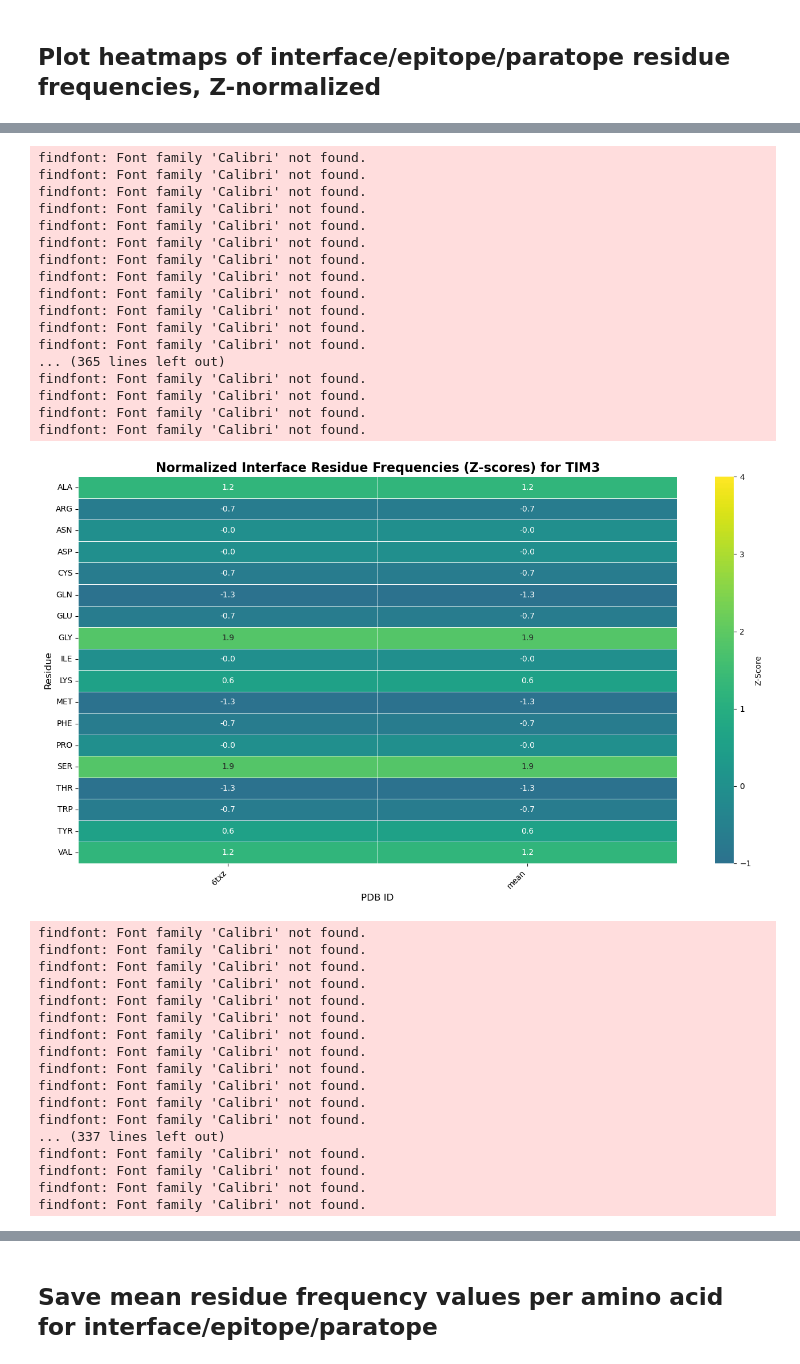
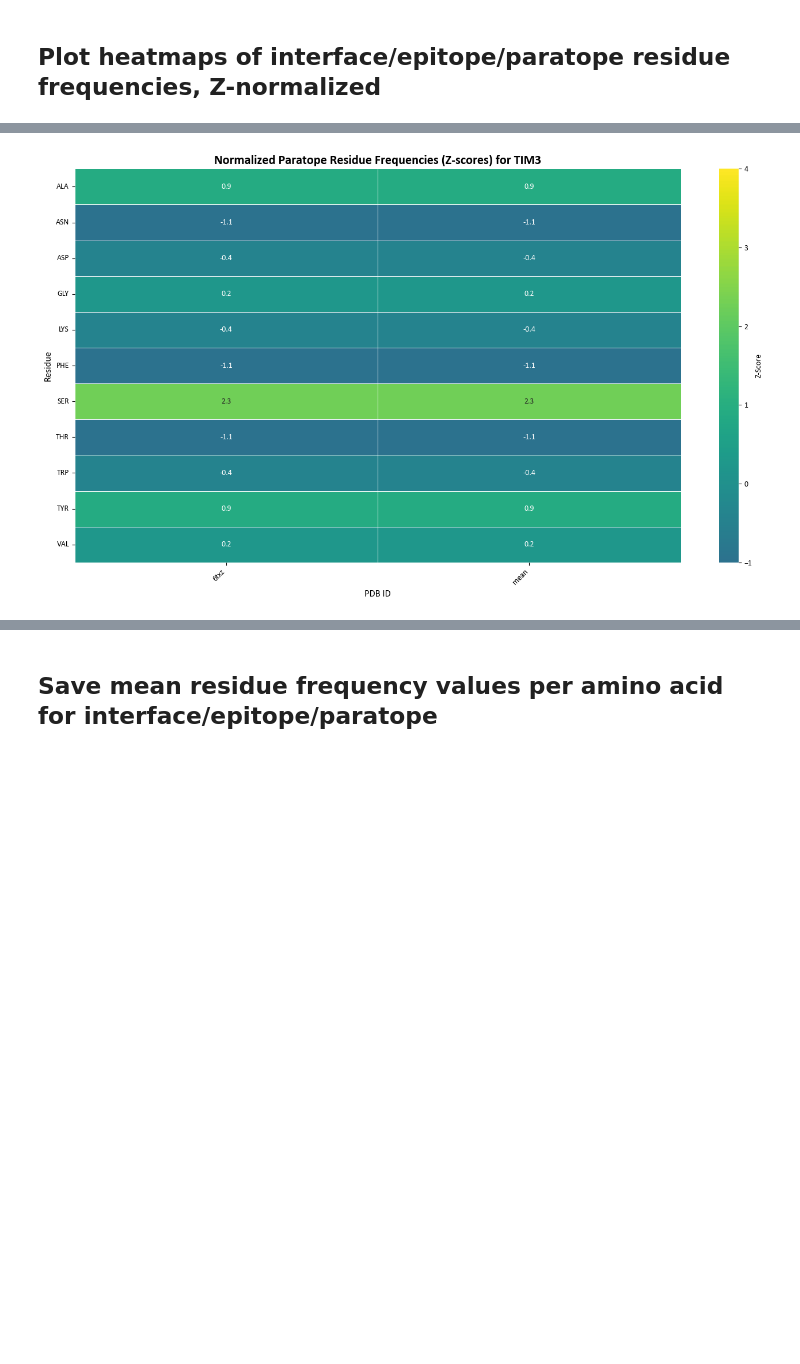
Before and after one commit to datascience-2025-group4/group04-team01, a Jupyter notebook: exploratory_data_analysis.ipynb, the cells around one changed output, grey strips where cells are left out. Saved outputs shown, nothing was run; the diff lists cells and outputs as text; code cells hidden in the pictures; blank space fills up the shorter version.

```diff
--- a/exploratory_data_analysis.ipynb
+++ b/exploratory_data_analysis.ipynb
@@ -341,7 +328,7 @@ Saved pivot summary to ctla4_interface_residue_frequencies_pivot.csv
 # %%
 # Load pivoted frequency table
 checkpoints = ['pd1', 'pdl1', 'tim3', 'kir', 'lag3', 'tim3','ctla4']
-section = 'interface' # can change to: epitope/paratope/interface
+section = 'paratope' # can change to: epitope/paratope/interface
 
 for ckpt in checkpoints:
     df = pd.read_csv(f"data/{ckpt}/{ckpt}_{section}_residue_frequencies_pivot.csv", index_col=0)
@@ -413,35 +366 @@ findfont: Font family 'Calibri' not found.
-findfont: Font family 'Calibri' not found.
-findfont: Font family 'Calibri' not found.
-findfont: Font family 'Calibri' not found.
-findfont: Font family 'Calibri' not found.
-findfont: Font family 'Calibri' not found.
-findfont: Font family 'Calibri' not found.
-findfont: Font family 'Calibri' not found.
-findfont: Font family 'Calibri' not found.
-findfont: Font family 'Calibri' not found.
-findfont: Font family 'Calibri' not found.
-findfont: Font family 'Calibri' not found.
-findfont: Font family 'Calibri' not found.
-... (365 lines left out)
-findfont: Font family 'Calibri' not found.
-findfont: Font family 'Calibri' not found.
-findfont: Font family 'Calibri' not found.
-findfont: Font family 'Calibri' not found.
-[figure, old version]
+[figure, new version]
-findfont: Font family 'Calibri' not found.
-findfont: Font family 'Calibri' not found.
-findfont: Font family 'Calibri' not found.
-findfont: Font family 'Calibri' not found.
-findfont: Font family 'Calibri' not found.
-findfont: Font family 'Calibri' not found.
-findfont: Font family 'Calibri' not found.
-findfont: Font family 'Calibri' not found.
-findfont: Font family 'Calibri' not found.
-findfont: Font family 'Calibri' not found.
-findfont: Font family 'Calibri' not found.
-findfont: Font family 'Calibri' not found.
-... (337 lines left out)
-findfont: Font family 'Calibri' not found.
-findfont: Font family 'Calibri' not found.
-findfont: Font family 'Calibri' not found.
-findfont: Font family 'Calibri' not found.
```
Also changed, not shown: parts of 7 cells of this notebook, 10 other files.
